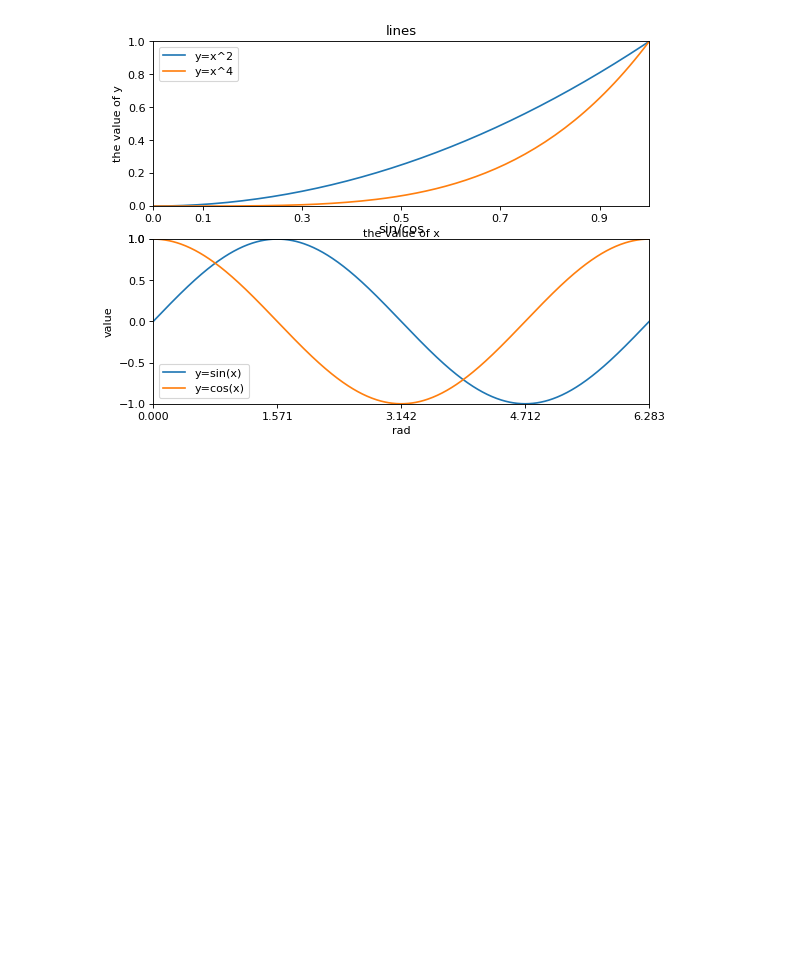
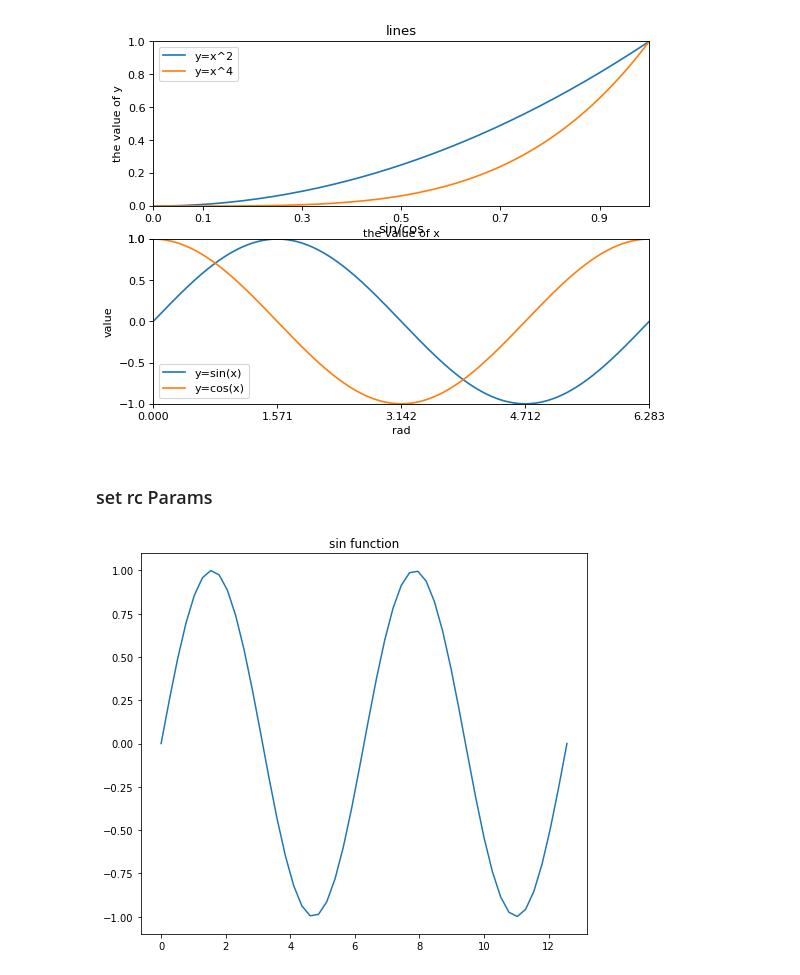
Before and after one commit to xiaoxiao220/data_analysis, a Jupyter notebook: matplotlib.pyplot1.ipynb, the cells around one changed output. Drawn from its saved outputs; the diff is of its cells as text; code cells hidden in the pictures; blank space fills up the shorter version.

```diff
--- a/matplotlib.pyplot1.ipynb
+++ b/matplotlib.pyplot1.ipynb
@@ -55,3 +54,16 @@ plt.savefig("./sincos.png")
 plt.show()
 # %% [output]
 [figure]
+# %% [markdown]
+### set rc Params
+# %%
+# the origin graph
+x  = np.linspace(0,4*np.pi) # the value of x
+y  = np.sin(x) # the value of y
+plt.figure(figsize=(8,7))
+plt.title("sin function")
+plt.plot(x,y,label="$sin(x)$") # create draw
+plt.savefig('./pictures/default.png')
+plt.show()
+# %% [output]
+[figure, added]
```
Also changed, not shown: parts of 7 cells of this notebook.
